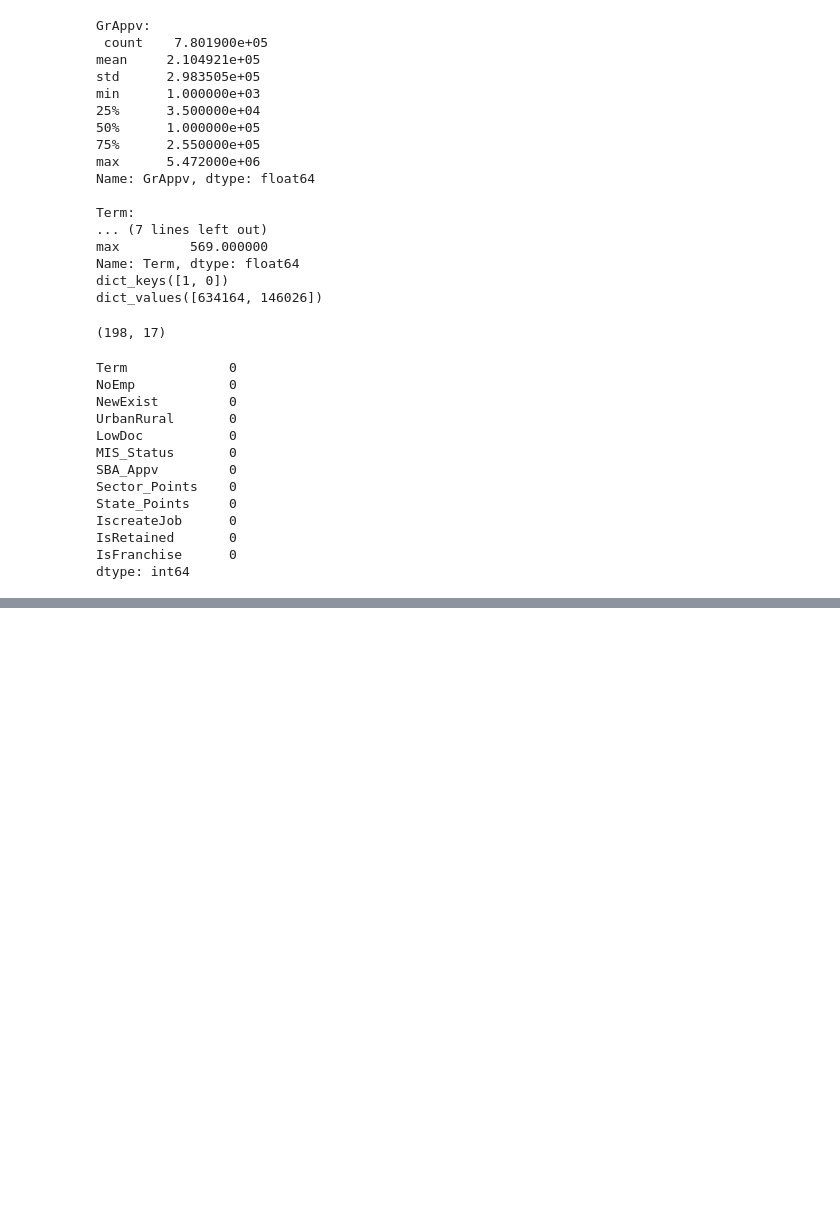
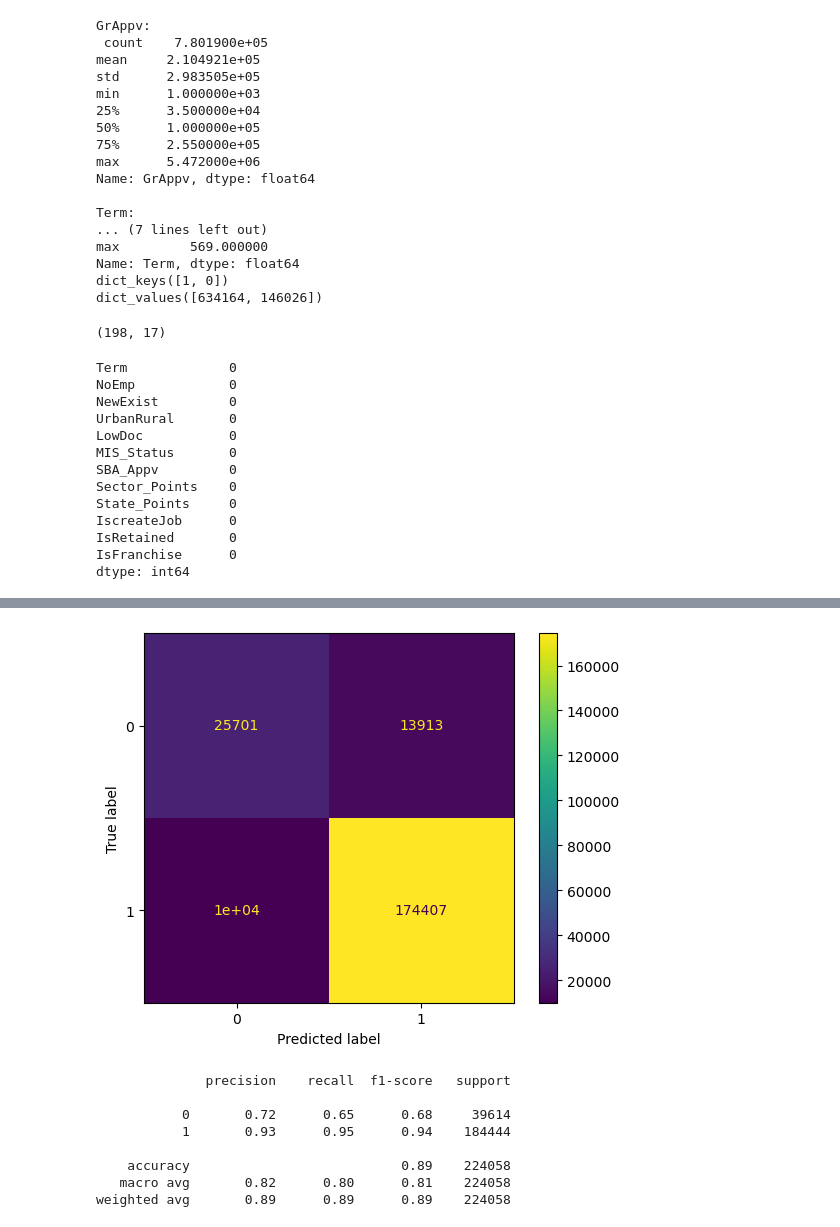
Before and after one commit to OriolCampsIsus3/CasKaggle-APC-, a Jupyter notebook: notebook/main.ipynb, the cells around one changed output, grey strips where cells are left out. Saved outputs shown, nothing was run; the diff lists cells and outputs as text; code cells hidden in the pictures; blank space fills up the shorter version.

```diff
--- a/notebook/main.ipynb
+++ b/notebook/main.ipynb
@@ -357,0 +375,13 @@ plt.show()
+# %%
+#Separem les dades
+y = dataset.MIS_Status
+X = dataset.drop(['MIS_Status'], axis=1)
+x_train, x_test, y_train, y_test = train_test_split(X, y, test_size=0.25, random_state=30)
+# %%
+criteris = ['gini', 'entropy']
+for crit in criteris:
+    clf = RandomForestClassifier(criterion=crit, max_depth=10, random_state=30)
+    clf.fit(x_train, y_train)
+    y_pred = clf.predict(x_test)
+    print(crit)
+    print(classification_report(y_test,y_pred))
@@ -357,0 +408,21 @@ plt.show()
+# %%
+clf = RandomForestClassifier(criterion="gini", random_state=30)
+clf.fit(x_train, y_train)
+y_pred = clf.predict(x_test)
+
+cf=confusion_matrix(y_test, y_pred, labels=clf.classes_)
+disp = ConfusionMatrixDisplay(cf, display_labels=clf.classes_)
+
+disp.plot()
+plt.show()
+print(classification_report(y_test,y_pred))
+# %% [output]
+[figure, added]
+              precision    recall  f1-score   support
+
+           0       0.72      0.65      0.68     39614
+           1       0.93      0.95      0.94    184444
+
+    accuracy                           0.89    224058
+   macro avg       0.82      0.80      0.81    224058
+weighted avg       0.89      0.89      0.89    224058
```
Also changed, not shown: parts of 11 cells of this notebook.
